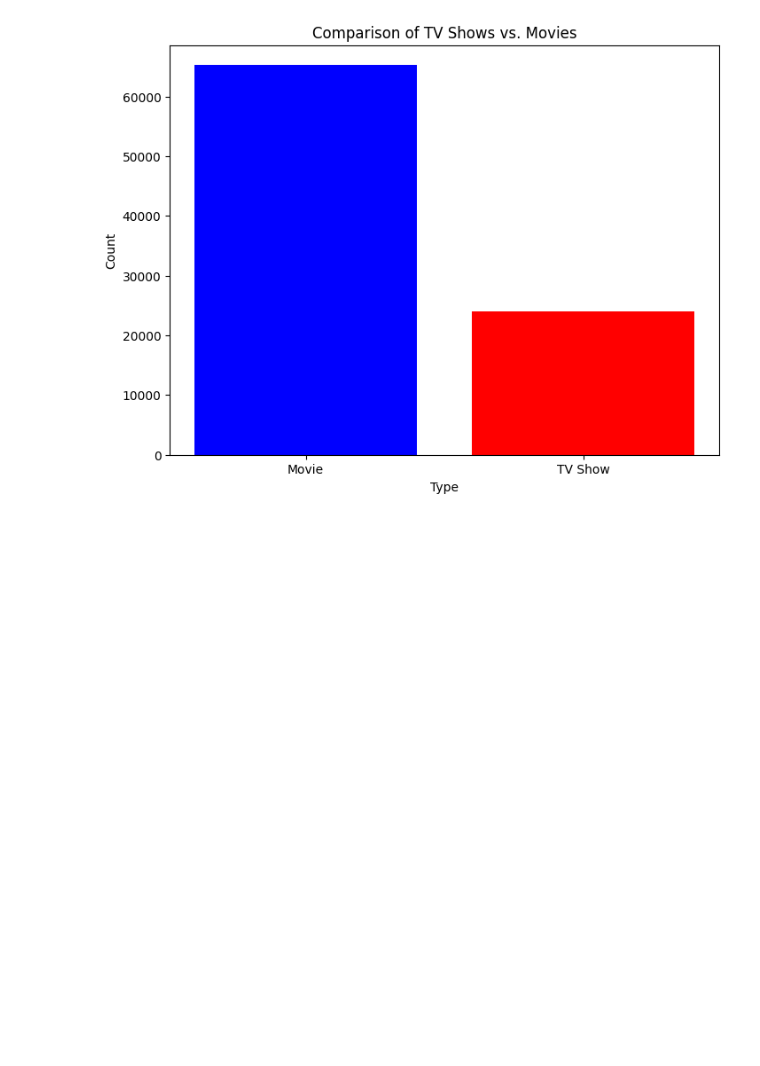
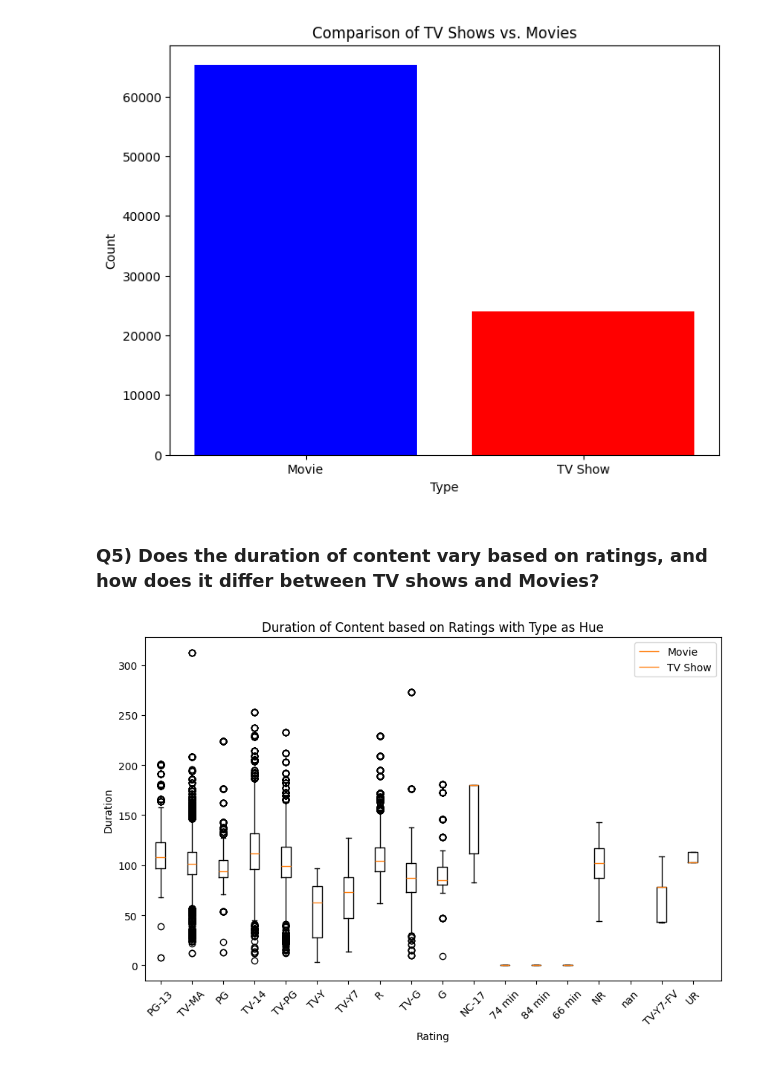
Before and after one commit to Manthru/Netflix-Data-Analysis, a Jupyter notebook: notebook.ipynb, the cells around one changed output. Cells and saved outputs as stored; diff of their text form; code cells hidden in the pictures; blank space fills up the shorter version.

```diff
--- a/notebook.ipynb
+++ b/notebook.ipynb
@@ -401,3 +401,30 @@ plt.savefig('./outputs/Comparison of TV Shows vs. Movies.png', dpi=300, bbox_inc
 plt.show()
 # %% [output]
 [figure]
+# %% [markdown]
+### Q5) Does the duration of content vary based on ratings, and how does it differ between TV shows and Movies?
+# %%
+movies = df[df['type'] == 'Movie']
+tv_shows = df[df.type == 'TV Shows']
+
+ratings = df['rating'].unique()
+movies_data = [movies[movies['rating'] == r]['duration'] for r in ratings]
+
+tv_data = [tv_shows[tv_shows['rating'] == r]['duration'] for r in ratings]
+
+plt.figure(figsize=(10, 6))
+
+plt.boxplot(movies_data, positions=range(len(ratings)), widths=0.3, label='Movie')
+plt.boxplot(tv_data, positions=[i + 0.4 for i in range(len(ratings))], widths=0.3, label='TV Show')
+
+plt.xticks(range(len(ratings)), ratings, rotation=45)
+plt.title('Duration of Content based on Ratings with Type as Hue')
+plt.xlabel('Rating')
+plt.ylabel('Duration')
+plt.legend()
+
+
+plt.savefig('./outputs/Duration of Content based on Ratings with Type as Hue.png', dpi=300, bbox_inches='tight')
+plt.show()
+# %% [output]
+[figure, added]
```
Also changed, not shown: parts of 9 cells of this notebook, 2 other files.
